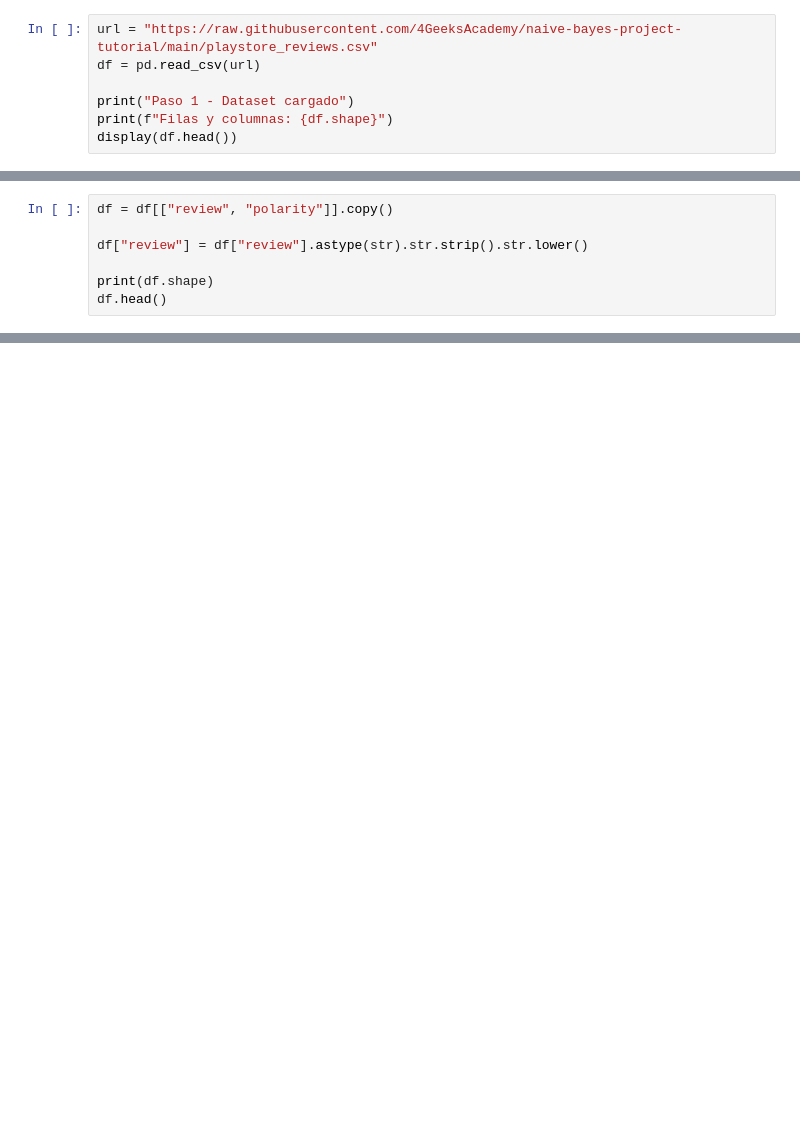
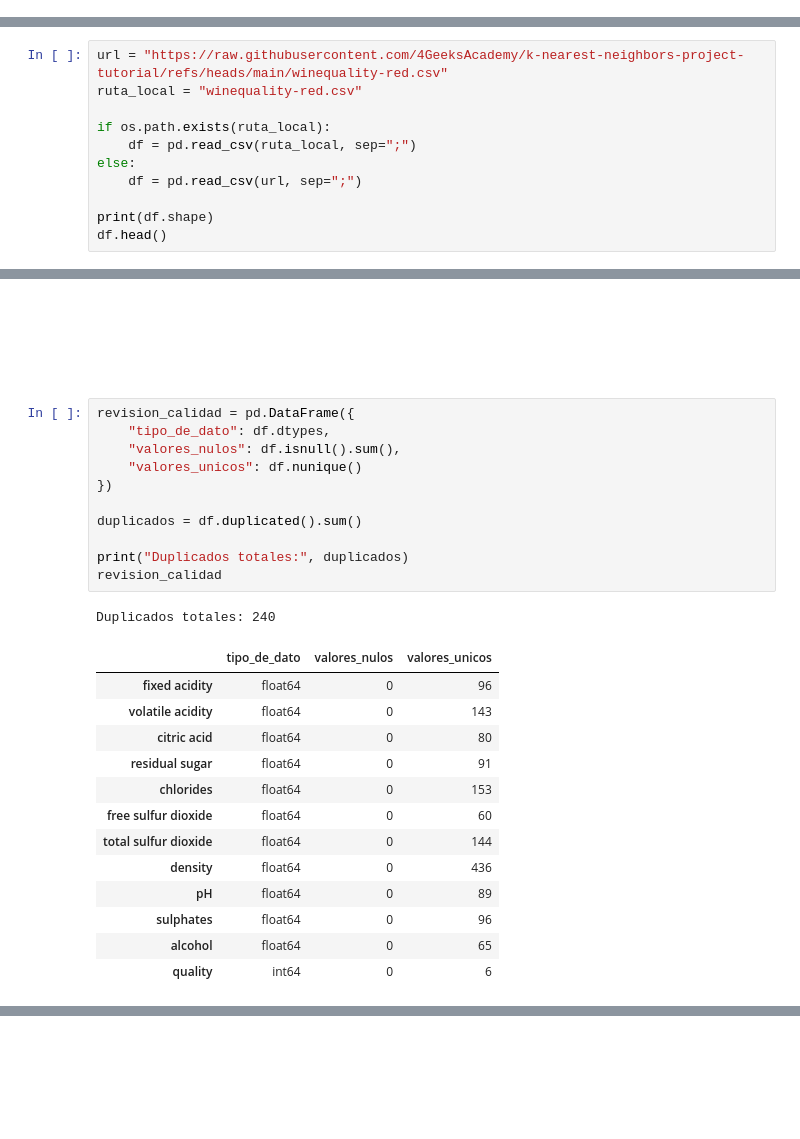
Before and after one commit to 4geeksacademy/kr1sth1an-intro-ml, a Jupyter notebook: src/08-k-nearest-neighbours-winequality-red.ipynb, the cells around one changed output, grey strips where cells are left out. Drawn from its saved outputs; the diff is of its cells as text; blank space fills up the shorter version.

```diff
--- a/src/08-k-nearest-neighbours-winequality-red.ipynb
+++ b/src/08-k-nearest-neighbours-winequality-red.ipynb
@@ -39,7 +0,0 @@ from sklearn.metrics import accuracy_score, classification_report, confusion_mat
-# %%
-url = "https://raw.githubusercontent.com/4GeeksAcademy/naive-bayes-project-tutorial/main/playstore_reviews.csv"
-df = pd.read_csv(url)
-
-print("Paso 1 - Dataset cargado")
-print(f"Filas y columnas: {df.shape}")
-display(df.head())
@@ -70,7 +0,0 @@ Seleccion de variables y limpieza del texto
-# %%
-df = df[["review", "polarity"]].copy()
-
-df["review"] = df["review"].astype(str).str.strip().str.lower()
-
-print(df.shape)
-df.head()
@@ -515,0 +39,11 @@ Aqui guardo el mejor modelo, que fue <b style="color:#D11A2A;">LogisticRegressio
+# %%
+url = "https://raw.githubusercontent.com/4GeeksAcademy/k-nearest-neighbors-project-tutorial/refs/heads/main/winequality-red.csv"
+ruta_local = "winequality-red.csv"
+
+if os.path.exists(ruta_local):
+    df = pd.read_csv(ruta_local, sep=";")
+else:
+    df = pd.read_csv(url, sep=";")
+
+print(df.shape)
+df.head()
@@ -515,0 +58,41 @@ Aqui guardo el mejor modelo, que fue <b style="color:#D11A2A;">LogisticRegressio
+# %% [markdown]
+<h2 style="
+  color: #ffffff;
+  background: linear-gradient(135deg, #0b0f12 0%, #2b3136 55%, #4a535a 100%);
+  padding: 14px 18px;
+  border-radius: 12px;
+  text-align: center;
+  box-shadow: 0 10px 28px rgba(0,0,0,.18);
+  border: 1px solid rgba(255,255,255,.10);
+  border-top: 5px solid #38bdf8;
+  margin: 0;
+  font-size: 20px;
+">
+Revision de calidad de los datos
+</h2>
+# %%
+revision_calidad = pd.DataFrame({
+    "tipo_de_dato": df.dtypes,
+    "valores_nulos": df.isnull().sum(),
+    "valores_unicos": df.nunique()
+})
+
+duplicados = df.duplicated().sum()
+
+print("Duplicados totales:", duplicados)
+revision_calidad
+# %% [output]
+Duplicados totales: 240
+|  | tipo_de_dato | valores_nulos | valores_unicos |
+| fixed acidity | float64 | 0 | 96 |
+| volatile acidity | float64 | 0 | 143 |
+| citric acid | float64 | 0 | 80 |
+| residual sugar | float64 | 0 | 91 |
+| chlorides | float64 | 0 | 153 |
+| free sulfur dioxide | float64 | 0 | 60 |
+| total sulfur dioxide | float64 | 0 | 144 |
+| density | float64 | 0 | 436 |
+| pH | float64 | 0 | 89 |
+| sulphates | float64 | 0 | 96 |
+| alcohol | float64 | 0 | 65 |
+| quality | int64 | 0 | 6 |
```
Also changed, not shown: parts of 84 cells of this notebook, 2 other files.
